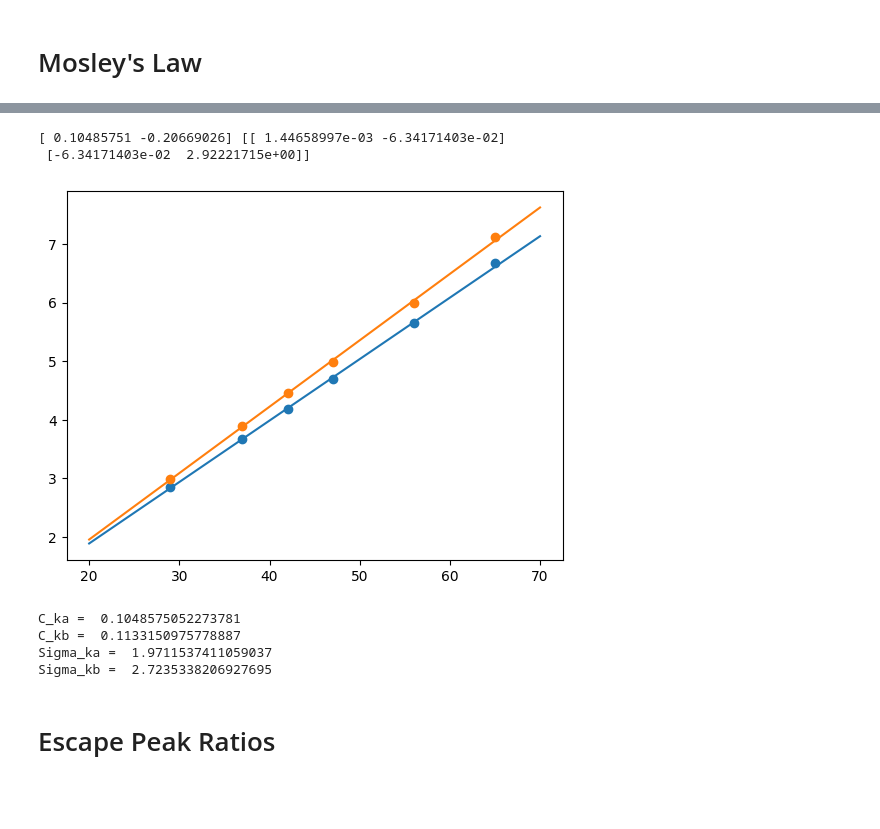
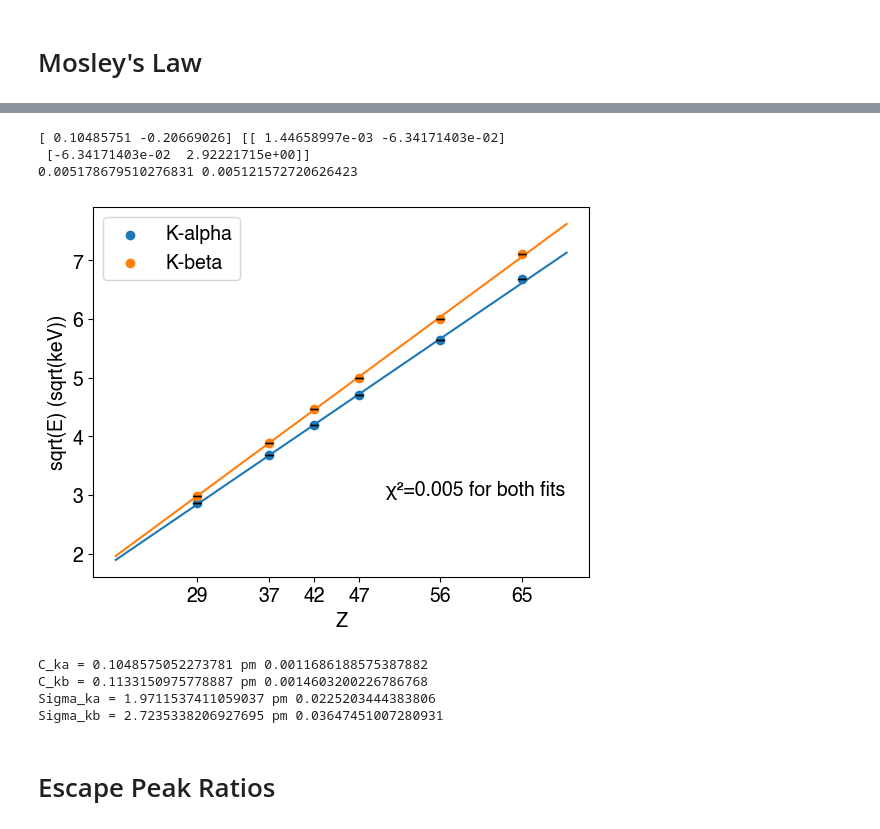
Before and after one commit to sestinj/jlab, a Jupyter notebook: nate/xray/xray2.ipynb, the cells around one changed output, grey strips where cells are left out. Saved outputs shown, nothing was run; the diff lists cells and outputs as text; code cells hidden in the pictures; blank space fills up the shorter version.

```diff
--- a/nate/xray/xray2.ipynb
+++ b/nate/xray/xray2.ipynb
@@ -27,38 +58,61 @@ plt.show()
 # %%
 # Curve fit to find slope and intercept of Z vs. sqrt(E) line
 
 def line(x, m, b):
     return m*x + b
 
 popt_ka, pcov_ka = curve_fit(f=line, xdata=Z, ydata=np.sqrt(E_ka), sigma=fwhm_ka, p0=[1,0.3], absolute_sigma=True)
 popt_kb, pcov_kb = curve_fit(f=line, xdata=Z, ydata=np.sqrt(E_kb), sigma=fwhm_kb, p0=[1,0.3], absolute_sigma=True)
-uncert = np.sqrt(np.diag(pcov_ka))
+sig_ka = np.sqrt(np.diag(pcov_ka))
+uncert_kb = np.sqrt(np.diag(pcov_kb))
 print(popt_ka, pcov_ka)
+
 
 # Plot the best fit vs. the above plot
 x = np.linspace(20, 70, 500)
 plt.scatter(Z, np.sqrt(E_ka))
 plt.scatter(Z, np.sqrt(E_kb))
+
+chi2_ka = np.sum((np.sqrt(E_ka) - line(Z, *popt_ka))**2/fwhm_ka)
+chi2_kb = np.sum((np.sqrt(E_kb) - line(Z, *popt_kb))**2/fwhm_kb)
+print(chi2_ka, chi2_kb)
+
 plt.plot(x, line(x, *popt_ka))
 plt.plot(x, line(x, *popt_kb))
+
+uncert_ka = [fwhm_to_uncert(fwhm_ka[i], fwhm_to_total_counts(z, lhm_ka[i], rhm_ka[i])) for i, z in enumerate(Z)]
+uncert_kb = [fwhm_to_uncert(fwhm_kb[i], fwhm_to_total_counts(z, lhm_kb[i], rhm_kb[i])) for i, z in enumerate(Z)]
+plt.errorbar(Z, np.sqrt(E_ka), yerr=uncert_ka, fmt='none', color='black', capsize=3)
+plt.errorbar(Z, np.sqrt(E_kb), yerr=uncert_kb, fmt='none', color='black', capsize=3)
+
+plt.legend(['K-alpha', 'K-beta'])
+plt.annotate("\u03C7\u00b2=" + str(round(chi2_ka, 3)) + " for both fits", (50.0, 3.0), color="black")
+plt.rcParams.update({'font.size': 14, 'font.family': 'Helvetica'})
+plt.xlabel("Z")
+plt.ylabel("sqrt(E) (sqrt(keV))")
+plt.xticks(Z)#, ['Cu', 'Ru', 'Mo', 'Ag', 'Ba', 'Tb'])
+plt.savefig('mosley.pdf', bbox_inches='tight', pad_inches=0.01)
 plt.show()
 # %% [output]
 [ 0.10485751 -0.20669026] [[ 1.44658997e-03 -6.34171403e-02]
  [-6.34171403e-02  2.92221715e+00]]
+0.005178679510276831 0.005121572720626423
-[figure, old version]
+[figure, new version]
 # %%
 # The values to be used in Mosley's Law
 
-print("C_ka = ", popt_ka[0])
-print("C_kb = ", popt_kb[0])
+print(f"C_ka = {popt_ka[0]} pm {uncert_ka[0]}")
+print(f"C_kb = {popt_kb[0]} pm {uncert_kb[0]}")
 
-print("Sigma_ka = ", popt_ka[1] / -popt_ka[0])
-print("Sigma_kb = ", popt_kb[1] / -popt_kb[0])
+uncert_sig_ka = np.sqrt((uncert_ka[1] / popt_ka[1])**2 + (uncert_ka[0] / popt_ka[0])**2) * popt_ka[1] / -popt_ka[0]
+uncert_sig_kb = np.sqrt((uncert_kb[1] / popt_kb[1])**2 + (uncert_kb[0] / popt_kb[0])**2) * popt_kb[1] / -popt_kb[0]
+print(f"Sigma_ka = {popt_ka[1] / -popt_ka[0]} pm {uncert_sig_ka}")
+print(f"Sigma_kb = {popt_kb[1] / -popt_kb[0]} pm {uncert_sig_kb}")
 # %% [output]
-C_ka =  0.1048575052273781
-C_kb =  0.1133150975778887
-Sigma_ka =  1.9711537411059037
-Sigma_kb =  2.7235338206927695
+C_ka = 0.1048575052273781 pm 0.0011686188575387882
+C_kb = 0.1133150975778887 pm 0.0014603200226786768
+Sigma_ka = 1.9711537411059037 pm 0.0225203444383806
+Sigma_kb = 2.7235338206927695 pm 0.03647451007280931
 # %% [markdown]
 # Escape Peak Ratios
 # %%
```
Also changed, not shown: parts of 7 cells of this notebook, 4 other files.
